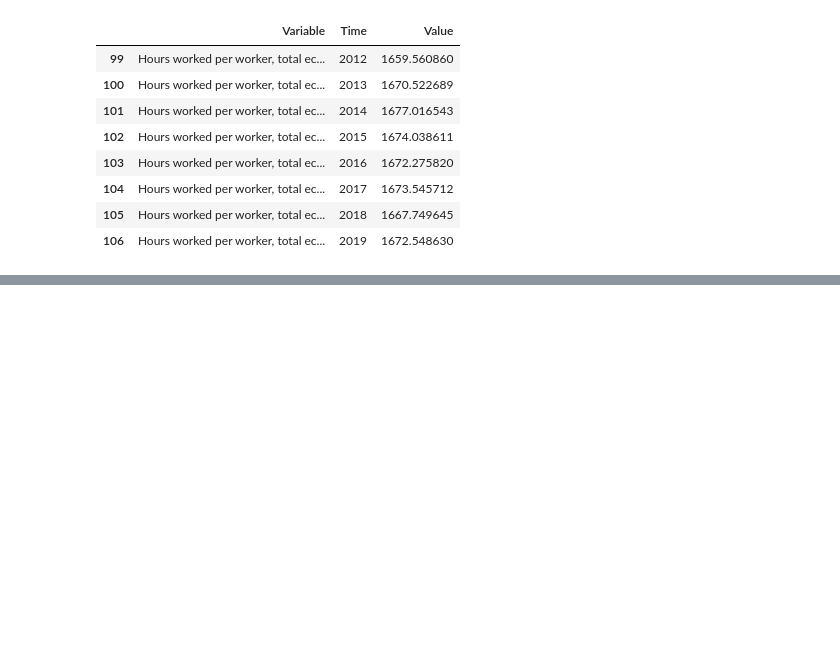
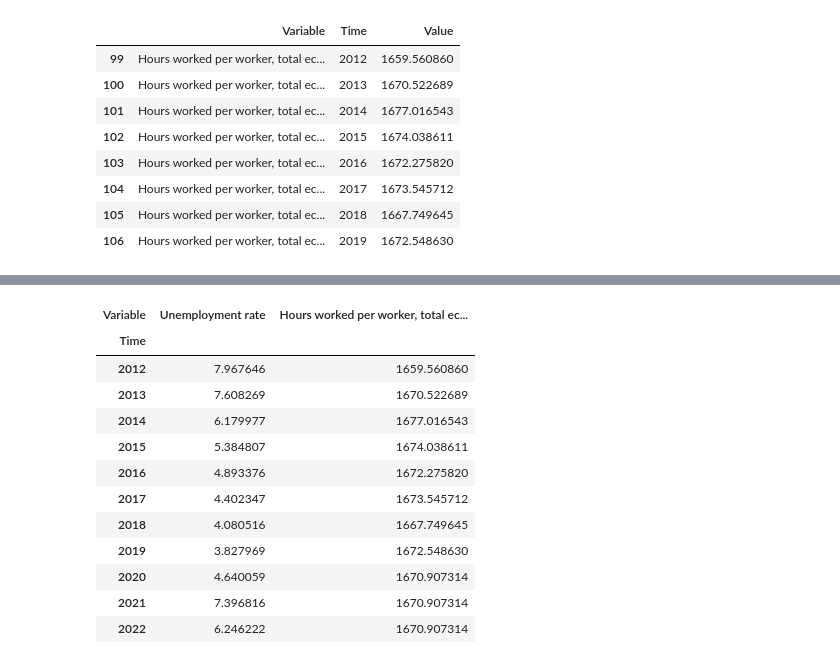
Before and after one commit to MShoaibManzoor/DHV-Infographics-Project, a Jupyter notebook: batchtest.ipynb, the cells around one changed output, grey strips where cells are left out. Cells and saved outputs as stored; diff of their text form; code cells hidden in the pictures; blank space fills up the shorter version.

```diff
--- a/batchtest.ipynb
+++ b/batchtest.ipynb
@@ -70,0 +79,17 @@ df_filled
+# %%
+df_uk = df_filled.T
+df_uk[['Unemployment rate','Hours worked per worker, total economy']]
+# %% [output]
+| Variable | Unemployment rate | Hours worked per worker, total ec... |
+| Time |  |  |
+| 2012 | 7.967646 | 1659.560860 |
+| 2013 | 7.608269 | 1670.522689 |
+| 2014 | 6.179977 | 1677.016543 |
+| 2015 | 5.384807 | 1674.038611 |
+| 2016 | 4.893376 | 1672.275820 |
+| 2017 | 4.402347 | 1673.545712 |
+| 2018 | 4.080516 | 1667.749645 |
+| 2019 | 3.827969 | 1672.548630 |
+| 2020 | 4.640059 | 1670.907314 |
+| 2021 | 7.396816 | 1670.907314 |
+| 2022 | 6.246222 | 1670.907314 |
```
Also changed, not shown: parts of 5 cells of this notebook, 1 other file.
